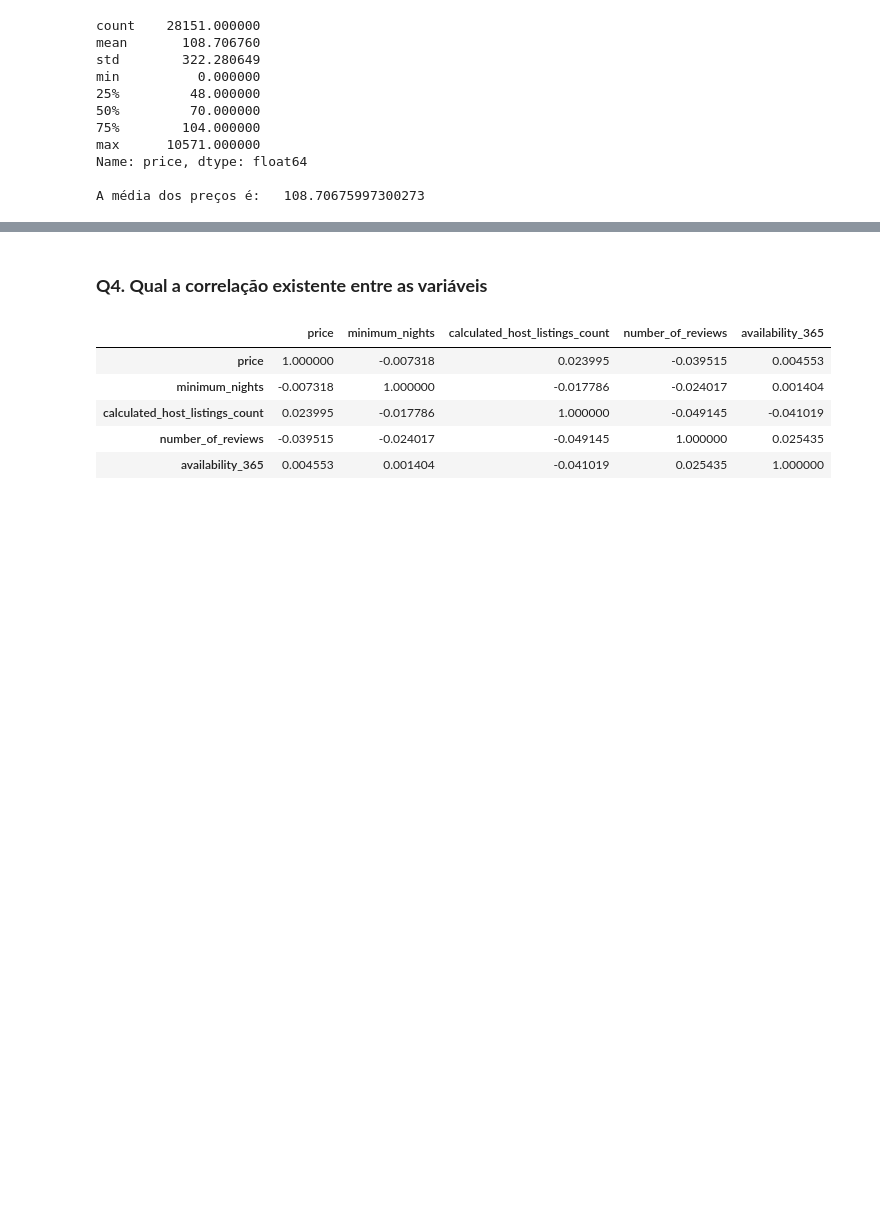
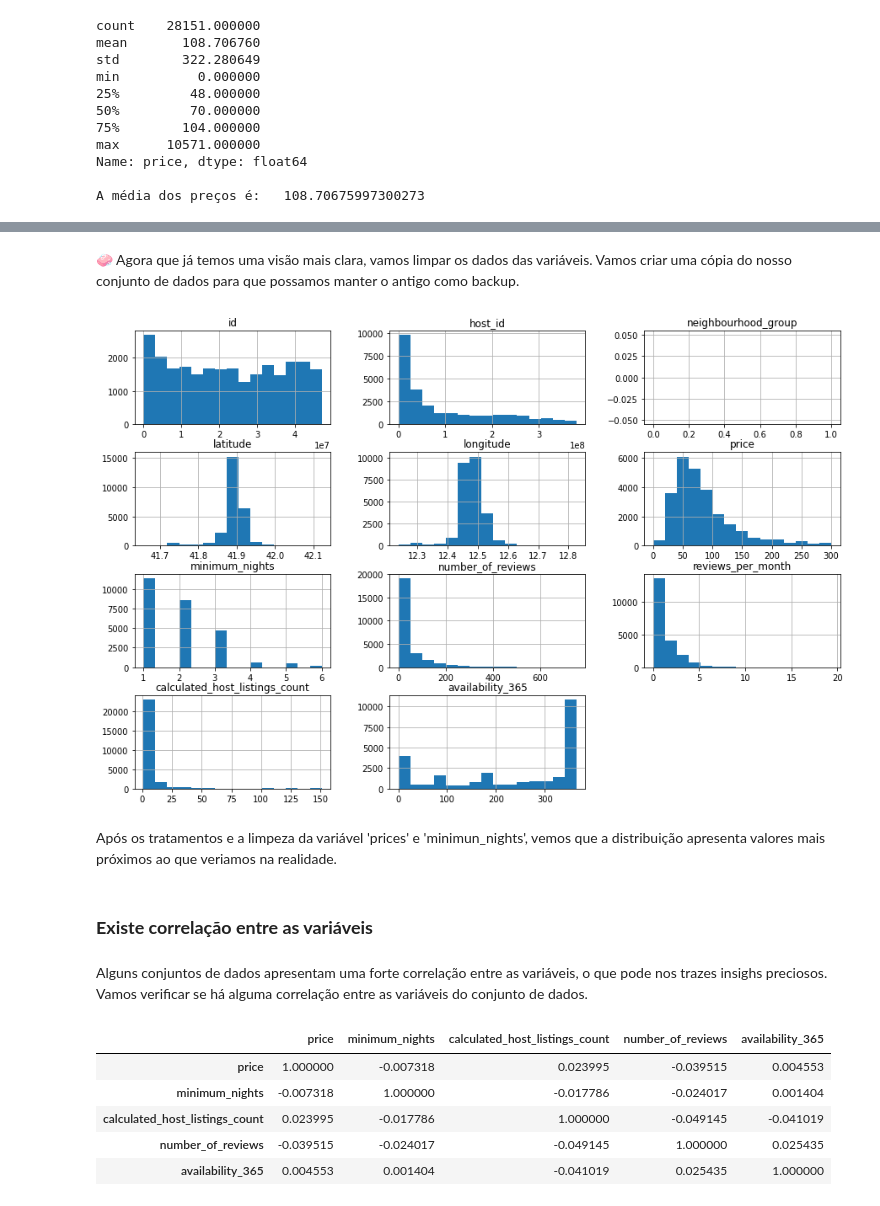
Before and after one commit to matheusbuniotto/portfolio, a Jupyter notebook: Analisando_os_Dados_do_Airbnb_Roma.ipynb, the cells around one changed output, grey strips where cells are left out. Saved outputs shown, nothing was run; the diff lists cells and outputs as text; code cells hidden in the pictures; blank space fills up the shorter version.

```diff
--- a/Analisando_os_Dados_do_Airbnb_Roma.ipynb
+++ b/Analisando_os_Dados_do_Airbnb_Roma.ipynb
@@ -193,3 +257,22 @@ A média dos preços é:   108.70675997300273
+# %% [markdown]
+🧼 Agora que já temos uma visão mais clara, vamos limpar os dados das variáveis. Vamos criar uma cópia do nosso conjunto de dados para que possamos manter o antigo como backup.
+# %%
+#limpeza dos dados de price
+#copiamos os dados do df para o novo dataset
+df_clean = df.copy()
+
+#remover os preços acima de x definido acima
+df_clean.drop(df_clean[df_clean.price > x].index, axis=0, inplace=True)
+df_clean.drop(df_clean[df_clean.minimum_nights > y].index, axis=0, inplace=True)
+
+#verificar como ficaram a distribuição de preços
+df_clean.hist(bins=15, figsize=(15,10));
+# %% [output]
+[figure, added]
+# %% [markdown]
+Após os tratamentos e a  limpeza da variável 'prices' e 'minimun_nights', vemos que a distribuição apresenta valores mais próximos ao que veriamos na realidade.
 # %% [markdown]
-### **Q4. Qual a correlação existente entre as variáveis**
+### **Existe correlação entre as variáveis**
+# %% [markdown]
+Alguns conjuntos de dados apresentam uma forte correlação entre as variáveis, o que pode nos trazes insighs preciosos. Vamos verificar se há alguma correlação entre as variáveis do conjunto de dados.
 # %%
```
Also changed, not shown: parts of 46 cells of this notebook.
